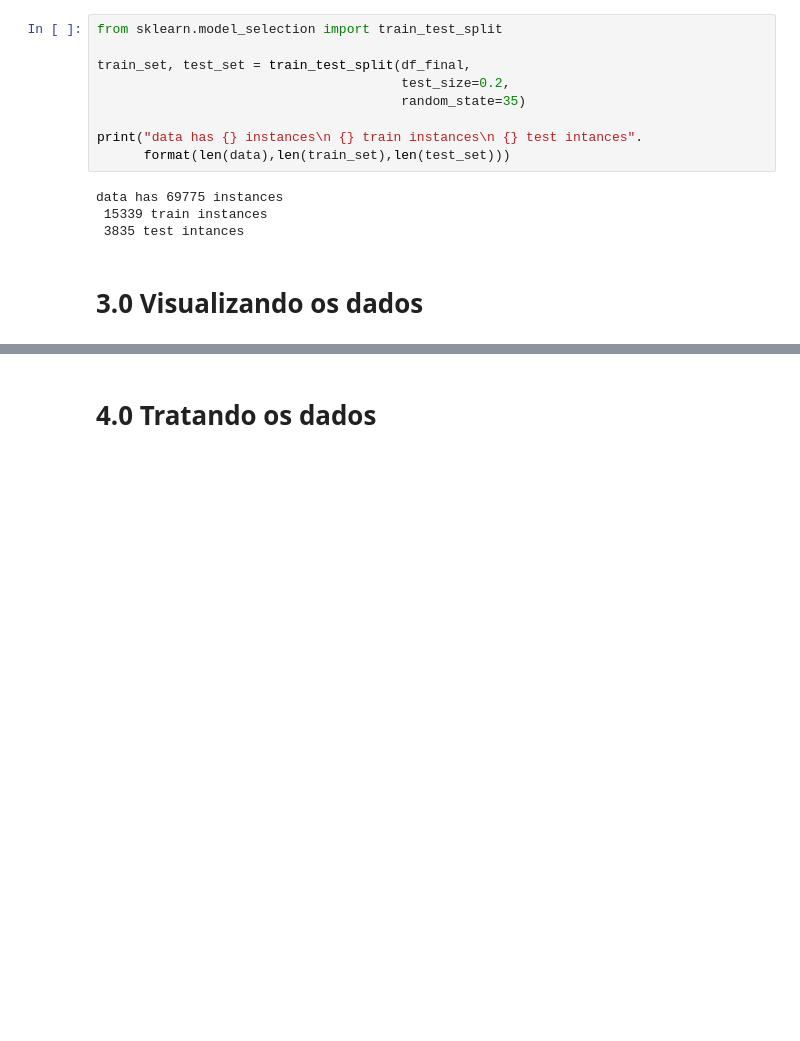
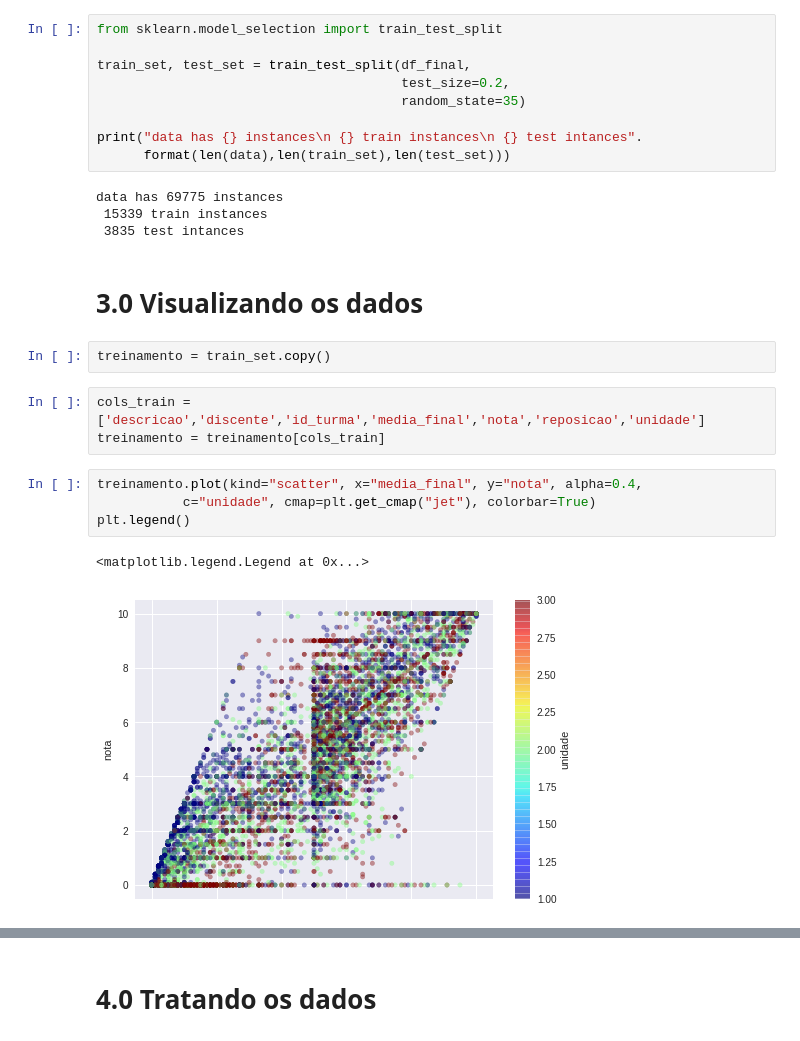
Before and after one commit to AndressaStefany/machine-learning, a Jupyter notebook: Linear Regression/myFirst_end_to_end.ipynb, the cells around one changed output, grey strips where cells are left out. Drawn from its saved outputs; the diff is of its cells as text; blank space fills up the shorter version.

Commit message:
Visualização em alguns gráficos

```diff
--- a/Linear Regression/myFirst_end_to_end.ipynb
+++ b/Linear Regression/myFirst_end_to_end.ipynb
@@ -524,3 +524,15 @@ data has 69775 instances
  3835 test intances
 # %% [markdown]
 # 3.0 Visualizando os dados
+# %%
+treinamento = train_set.copy()
+# %%
+cols_train = ['descricao','discente','id_turma','media_final','nota','reposicao','unidade']
+treinamento = treinamento[cols_train]
+# %%
+treinamento.plot(kind="scatter", x="media_final", y="nota", alpha=0.4,
+           c="unidade", cmap=plt.get_cmap("jet"), colorbar=True)
+plt.legend()
+# %% [output]
+<matplotlib.legend.Legend at 0x...>
+[figure, added]
```
Also changed, not shown: parts of 8 cells of this notebook.
